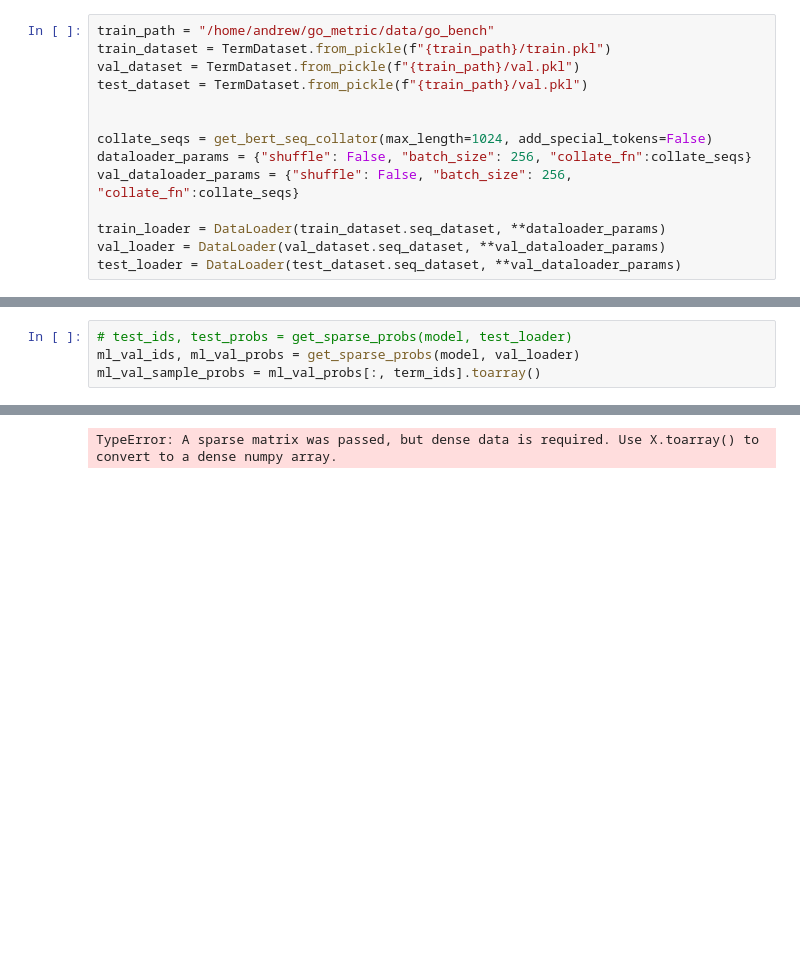
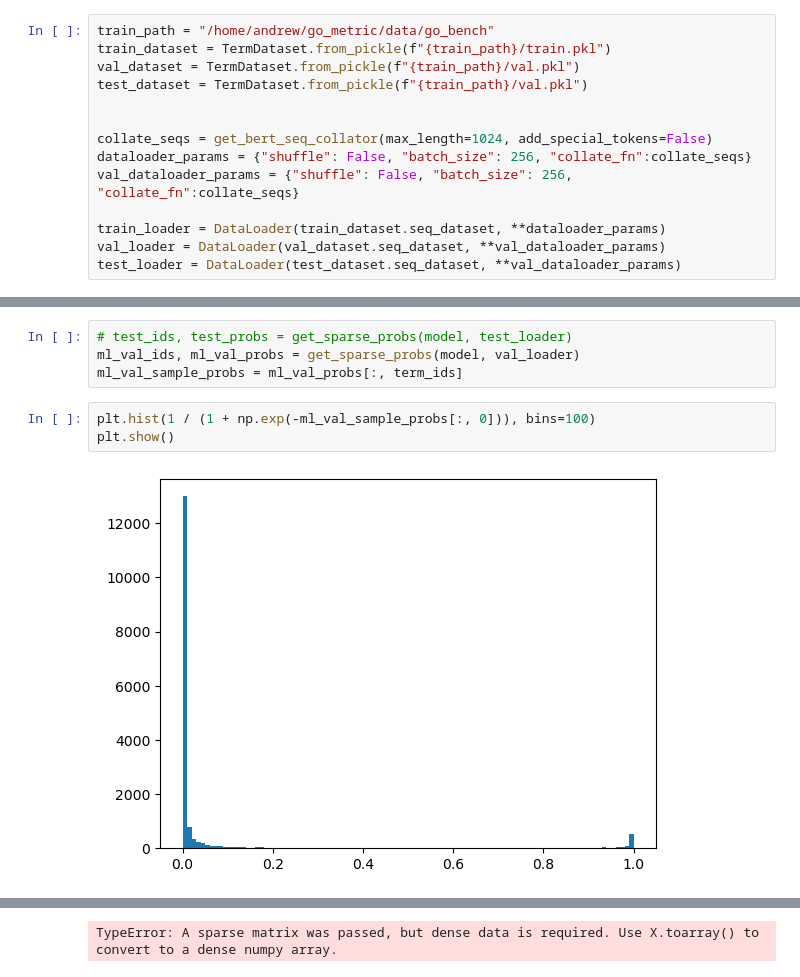
Before and after one commit to amdson/go_metric, a Jupyter notebook: paper_tars.ipynb, the cells around one changed output, grey strips where cells are left out. Drawn from its saved outputs; the diff is of its cells as text; blank space fills up the shorter version.

```diff
--- a/paper_tars.ipynb
+++ b/paper_tars.ipynb
@@ -143,4 +158,9 @@ model.to(device)
 # %%
 # test_ids, test_probs = get_sparse_probs(model, test_loader)
 ml_val_ids, ml_val_probs = get_sparse_probs(model, val_loader)
-ml_val_sample_probs = ml_val_probs[:, term_ids].toarray()
+ml_val_sample_probs = ml_val_probs[:, term_ids]
+# %%
+plt.hist(1 / (1 + np.exp(-ml_val_sample_probs[:, 0])), bins=100)
+plt.show()
+# %% [output]
+[figure, added]
```
Also changed, not shown: parts of 6 cells of this notebook, 8 other files.
